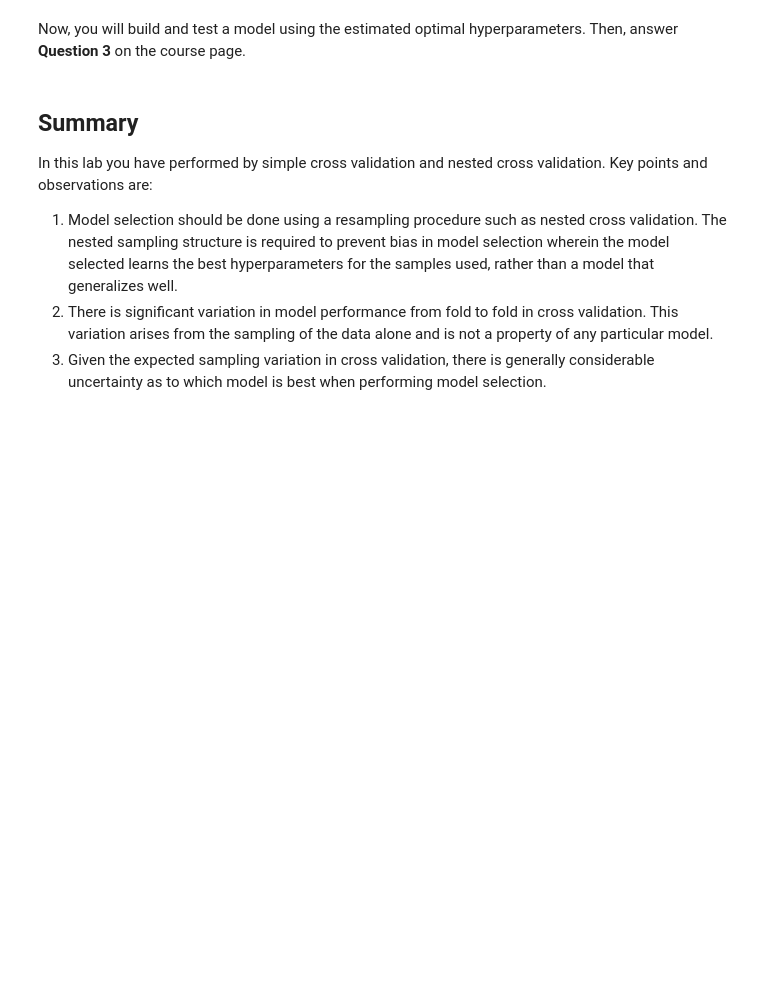
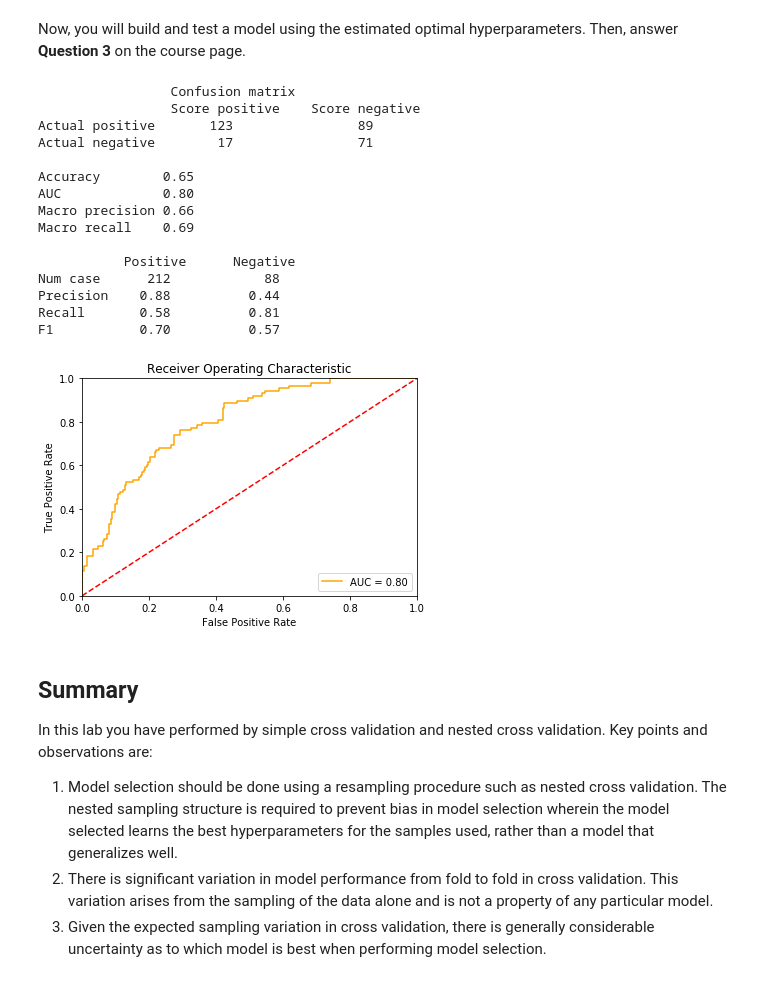
Before and after one commit to caece-nico/Machine-Learning-Python-Intro, a Jupyter notebook: Teoria/Module5/CrossValidation.ipynb, the cells around one changed output. Cells and saved outputs as stored; diff of their text form; code cells hidden in the pictures; blank space fills up the shorter version.

```diff
--- a/Teoria/Module5/CrossValidation.ipynb
+++ b/Teoria/Module5/CrossValidation.ipynb
@@ -87,7 +87,7 @@ Now, it is time to compute the logistic regression model. The code in the cell b
 
 Execute this code.
 # %%
-logistic_mod = linear_model.LogisticRegression(C = 1.0, class_weight = {0:0.45, 1:0.55})
+logistic_mod = linear_model.LogisticRegression(C = 1.0, class_weight = {0:0.45, 1:0.55}, solver = 'lbfgs')
 logistic_mod.fit(X_train, y_train)
 # %% [output]
 LogisticRegression(C=1.0, class_weight={0: 0.45, 1: 0.55}, dual=False,
@@ -344,11 +378,28 @@ As expected, there is considerable variation in AUC across the folds. The mean A
 # %% [markdown]
 Now, you will build and test a model using the estimated optimal hyperparameters. Then, answer **Question 3** on the course page.
 # %%
-logistic_mod = linear_model.LogisticRegression(C = 0.1, class_weight = {0:0.45, 1:0.55})
+logistic_mod = linear_model.LogisticRegression(C = 0.1, class_weight = {0:0.45, 1:0.55}, solver = 'lbfgs' )
 logistic_mod.fit(X_train, y_train)
 probabilities = logistic_mod.predict_proba(X_test)
 print_metrics(y_test, probabilities, 0.3)
 plot_auc(y_test, probabilities)
+# %% [output]
+                 Confusion matrix
+                 Score positive    Score negative
+Actual positive       123                89
+Actual negative        17                71
+
+Accuracy        0.65
+AUC             0.80
+Macro precision 0.66
+Macro recall    0.69
+
+           Positive      Negative
+Num case      212            88
+Precision    0.88          0.44
+Recall       0.58          0.81
+F1           0.70          0.57
+[figure, added]
 # %% [markdown]
 ## Summary
 
```
Also changed, not shown: parts of 8 cells of this notebook, 7 other files.
